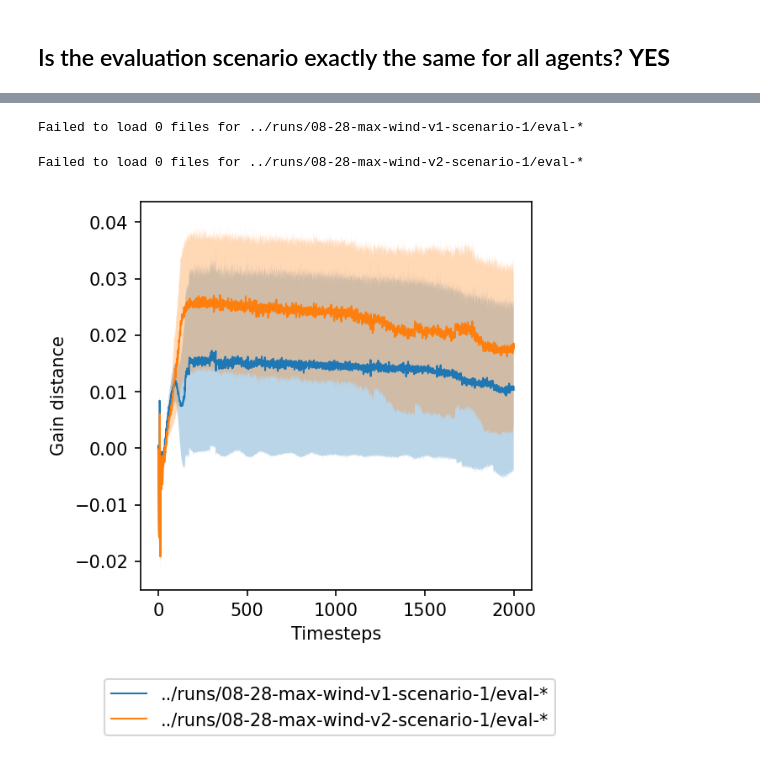
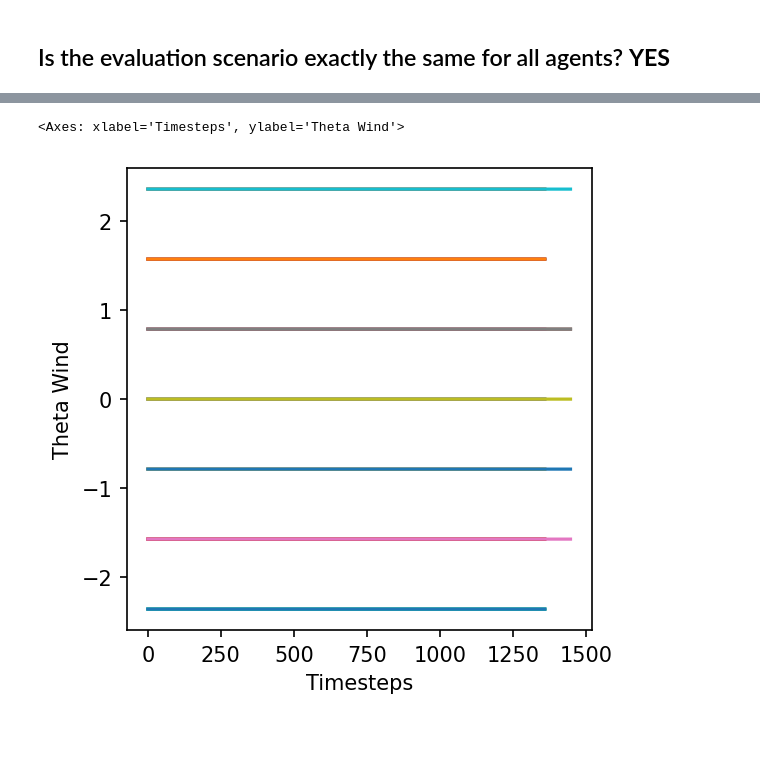
Before and after one commit to lucasmrdt/sailboat-drl, a Jupyter notebook: notebooks/sb3_analysis.ipynb, the cells around one changed output, grey strips where cells are left out. Drawn from its saved outputs; the diff is of its cells as text; code cells hidden in the pictures; blank space fills up the shorter version.

```diff
--- a/notebooks/sb3_analysis.ipynb
+++ b/notebooks/sb3_analysis.ipynb
@@ -192,12 +47,10 @@ Failed to load 0 files for ../runs/08-28-max-wind-v2-scenario-1/eval-*
-# %%
-plot_metric(
-    [
-        '../runs/08-28-max-wind-v1-scenario-1/eval-*',
-        '../runs/08-28-max-wind-v2-scenario-1/eval-*'
-    ],
-    'obs/gain_dist/0',
-    'Gain distance')
-# %% [output]
-Failed to load 0 files for ../runs/08-28-max-wind-v1-scenario-1/eval-*
-Failed to load 0 files for ../runs/08-28-max-wind-v2-scenario-1/eval-*
-[figure, removed]
+# %%
+import numpy as np
+plot_metric(
+    glob('../runs/08-29-test-8/eval-*/0/*.csv'),
+    metric=lambda _, df: (np.arange(len(df)), np.arctan2(df['obs/wind/1'].values, df['obs/wind/0'].values)),
+    y_label='Theta Wind',
+    hide_legend=True)
+# %% [output]
+<Axes: xlabel='Timesteps', ylabel='Theta Wind'>
+[figure, added]
```
Also changed, not shown: parts of 24 cells of this notebook, 6 other files.
